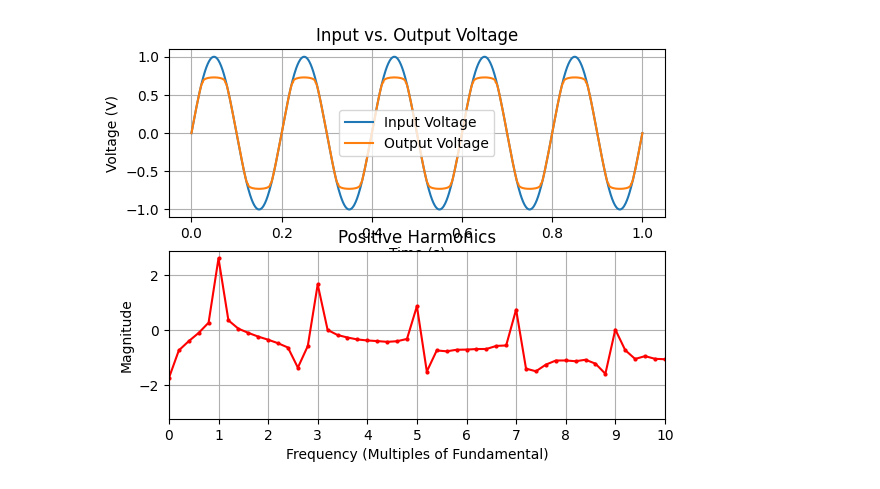
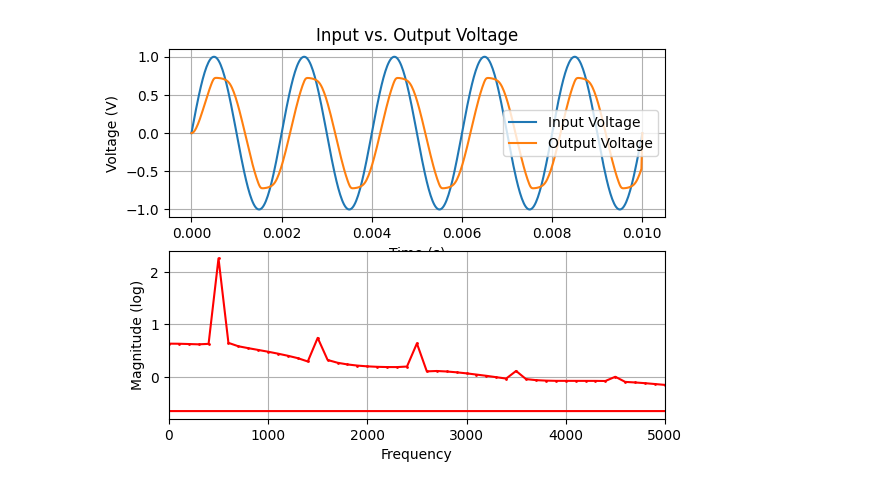
Before and after one commit to joelanders/dafx-toys, a Jupyter notebook: diode-clipper.ipynb, the cells around one changed output. Saved outputs shown, nothing was run; the diff lists cells and outputs as text; code cells hidden in the pictures.

```diff
--- a/diode-clipper.ipynb
+++ b/diode-clipper.ipynb
@@ -2,23 +22,24 @@
 import numpy as np
 import matplotlib.pyplot as plt
 
-num_steps = 1000
-t = np.linspace(0, 1, num_steps)  # 1 second duration
+samples_per_second = 48_000
+total_seconds = 0.01
+total_samples = samples_per_second * total_seconds
+t = np.linspace(0, total_seconds, int(total_samples))
 
-A = 1.0  # Amplitude
-f = 5.0  # Frequency in Hz
-omega = 2 * np.pi * f  # Angular frequency
+A = 1.0
+f = 500.0
+angular_freq = 2 * np.pi * f
 
-Vin = A * np.sin(omega * t)
-Vout = np.zeros(num_steps)
+Vin = A * np.sin(angular_freq * t)
+Vout = np.zeros(Vin.size)
 
 Is = 1e-16;
 Vt = 0.026;
 R = 2.2e3;
-C = 0.01e-6;
+C = 0.1e-6;
 
-fs = 1000
-B0 = 2 * fs
+B0 = 2 * samples_per_second
 B1 = -B0
 A1 = 1
 
@@ -49,12 +70,12 @@ def omega(x):
         return x - np.log(x)
 
 p_z1 = 0
-for i in range(1, num_steps):
-    q = k1 * Vin[i] - p_z1;
-    r = np.sign(q);
-    w = k2 * q + k3 * r;
-    Vout[i] = w - Vt * r * omega(k4 * r * w + k5);
-    p_z1 = k6 * Vout[i] - A1 * p_z1;
+for i in range(0, int(total_samples-1)):
+    q = k1 * Vin[i] - p_z1
+    r = np.sign(q)
+    w = k2 * q + k3 * r
+    Vout[i] = w - Vt * r * omega(k4 * r * w + k5)
+    p_z1 = k6 * Vout[i] - A1 * p_z1
 
 
 
@@ -68,34 +89,22 @@ plt.legend()
 plt.grid(True)
 
 
-# Plot the magnitudes of the positive harmonics using FFT
 plt.subplot(2, 1, 2)
-fft_result = np.fft.fft(Vout)
-frequencies = np.fft.fftfreq(len(fft_result), d=0.001)
+magnitudes = np.fft.fft(Vout)
+frequencies = np.fft.fftfreq(
+    n=magnitudes.size,
+    d=(1/samples_per_second)
+)
 
-# Consider only positive harmonics
-positive_harmonics_mask = frequencies >= 0
-frequencies = frequencies[positive_harmonics_mask]
-magnitudes = np.abs(fft_result[positive_harmonics_mask])
+print(magnitudes.real[0:50])
+print(frequencies.real[0:50])
+
 magnitudes_db = np.log10(magnitudes)
 
-# Calculate the fundamental frequency based on the input parameters
-fundamental_frequency = f
-
-# Convert frequencies to multiples of the calculated fundamental frequency
-multiples_of_fundamental = frequencies / fundamental_frequency
-
-# Limit x-axis to 10 times the fundamental frequency
-max_x_limit = 10
-plt.plot(multiples_of_fundamental, magnitudes_db, 'ro-', markersize=2)
-plt.title('Positive Harmonics')
-plt.xlabel('Frequency (Multiples of Fundamental)')
-plt.ylabel('Magnitude')
-plt.xlim([0, max_x_limit])
-
-# Manually set x-axis ticks
-tick_positions = np.arange(0, max_x_limit + 1, 1)
-plt.xticks(tick_positions)
+plt.plot(frequencies, magnitudes_db, 'ro-', markersize=1)
+plt.xlabel('Frequency')
+plt.ylabel('Magnitude (log)')
+plt.xlim([0, 10*f])
 
 plt.grid(True)
 plt.show()
@@ -103 +127 @@ plt.show()
-[figure, old version]
+[figure, new version]
```
Also changed, not shown: parts of 2 cells of this notebook.
